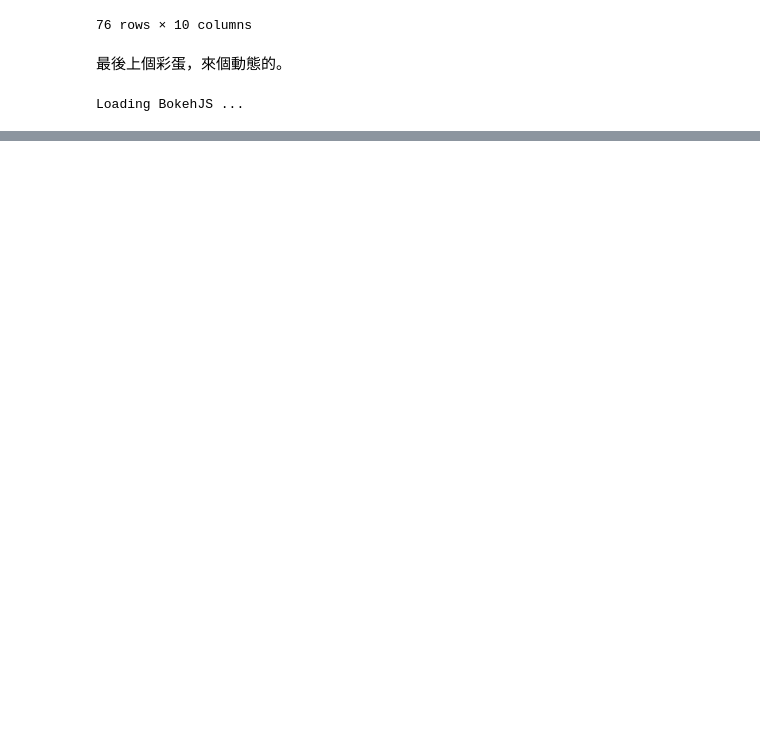
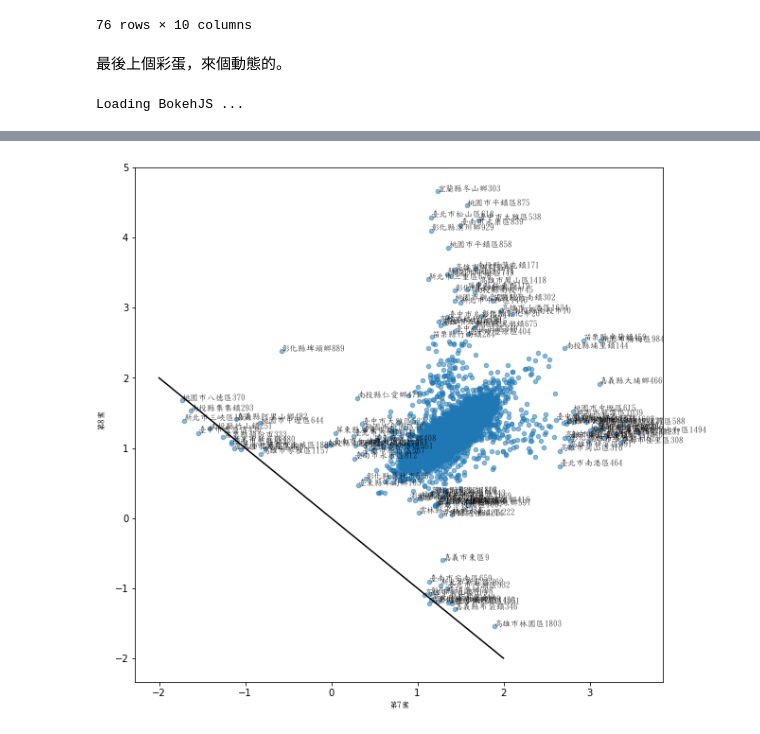
Before and after one commit to shevajia/TaiwanReferendum, a Jupyter notebook: TaiwanReferendum2018.ipynb, the cells around one changed output, grey strips where cells are left out. Cells and saved outputs as stored; diff of their text form; code cells hidden in the pictures; blank space fills up the shorter version.

```diff
--- a/TaiwanReferendum2018.ipynb
+++ b/TaiwanReferendum2018.ipynb
@@ -267,3 +283,36 @@ p.add_layout(labels)
 show(p)
 # %% [output]
 [interactive output not drawn]
+# %%
+plt.close('all')
+fig = plt.figure(figsize = (10,10))
+#x = fig.add_subplot(111)
+#ax.set_frame_on(False)
+x = WDF1.iloc[:,0]
+y = WDF1.iloc[:,1]
+xlim = x.quantile([.0001,.9999])
+ylim = y.quantile([.0001,.9999])
+x_extreme = x.quantile([.002,.998])
+y_extreme = y.quantile([.002,.998])
+selected = WDF1[(x<xlim[0.9999]) & (x>xlim[0.0001]) & (y<ylim[0.9999]) & (y>ylim[0.0001])]
+plt.scatter(selected.iloc[:,0], selected.iloc[:,1], s=20, alpha = 0.5)
+s_x = selected.iloc[:,0]
+s_y = selected.iloc[:,1]
+extreme = selected[((s_x>x_extreme[0.998]) & (s_x<xlim[0.9999]))|
+                   ((s_x<x_extreme[0.002]) & (s_x>xlim[0.0001]))|
+                   ((s_y>y_extreme[0.998]) & (s_y<ylim[0.9999]))|
+                   ((s_y<y_extreme[0.002]) & (s_y>ylim[0.0001])) ]
+for i, index in enumerate(extreme.index):
+    plt.annotate(index, (extreme.iloc[i,0], extreme.iloc[i,1]), fontproperties = font, alpha = 0.7, size = 9)
+#ax.set_xlim(xlim)
+#ax.set_ylim(ylim)
+#plt.plot([-1,1], [-1,1], color = 'black')
+plt.plot([-2,2], [2,-2], color = 'black')
+plt.xlabel(cols[0], fontproperties = font)
+plt.ylabel(cols[1], fontproperties = font)
+#plt.xticks(())
+#plt.yticks(())
+plt.savefig('scatter_78.png')
+plt.show()
+# %% [output]
+[figure, added]
```
Also changed, not shown: parts of 2 cells of this notebook, 1 other file.
